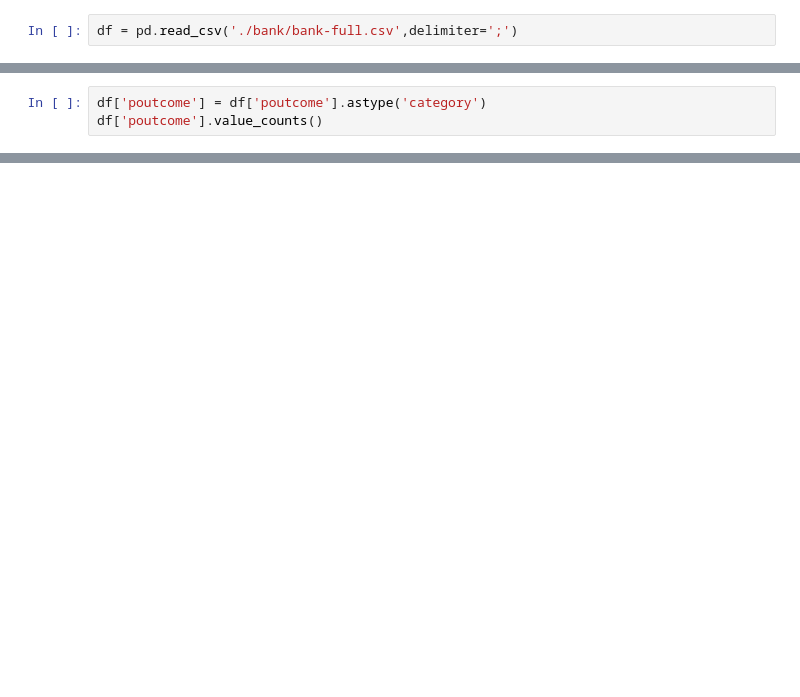
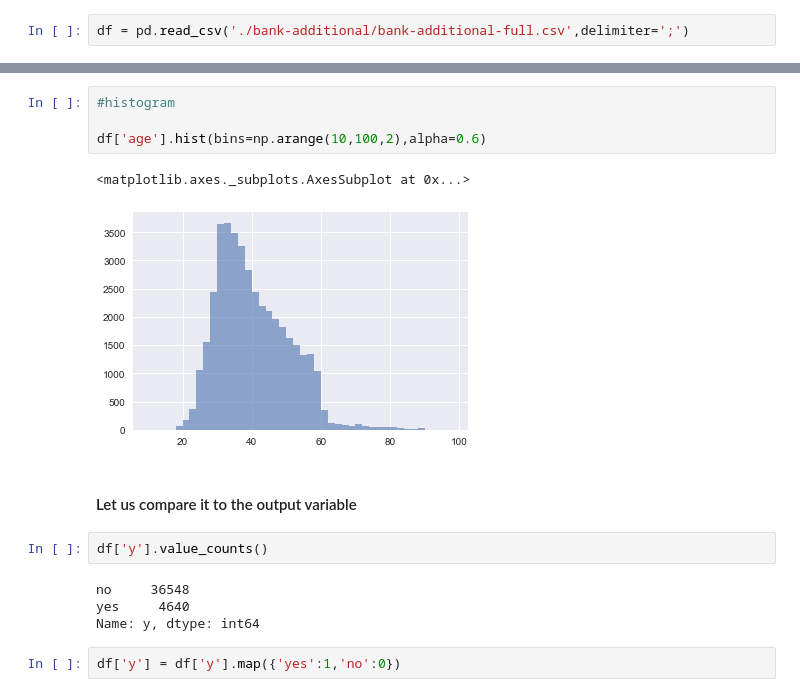
Before and after one commit to nachiketmparanjape/Bank_UCI, a Jupyter notebook: Bank_UCI_exploration.ipynb, the cells around one changed output, grey strips where cells are left out. Saved outputs shown, nothing was run; the diff lists cells and outputs as text; blank space fills up the shorter version.

```diff
--- a/Bank_UCI_exploration.ipynb
+++ b/Bank_UCI_exploration.ipynb
@@ -15,2 +20,2 @@ dftest.head()
 # %%
-df = pd.read_csv('./bank/bank-full.csv',delimiter=';')
+df = pd.read_csv('./bank-additional/bank-additional-full.csv',delimiter=';')
@@ -19,3 +21,0 @@ df = pd.read_csv('./bank/bank-full.csv',delimiter=';')
-# %%
-df['poutcome'] = df['poutcome'].astype('category')
-df['poutcome'].value_counts()
@@ -27,0 +87,17 @@ Name: poutcome, dtype: int64
+# %%
+#histogram
+
+df['age'].hist(bins=np.arange(10,100,2),alpha=0.6)
+# %% [output]
+<matplotlib.axes._subplots.AxesSubplot at 0x...>
+[figure, added]
+# %% [markdown]
+#### Let us compare it to the output variable
+# %%
+df['y'].value_counts()
+# %% [output]
+no     36548
+yes     4640
+Name: y, dtype: int64
+# %%
+df['y'] = df['y'].map({'yes':1,'no':0})
```
Also changed, not shown: parts of 43 cells of this notebook.
